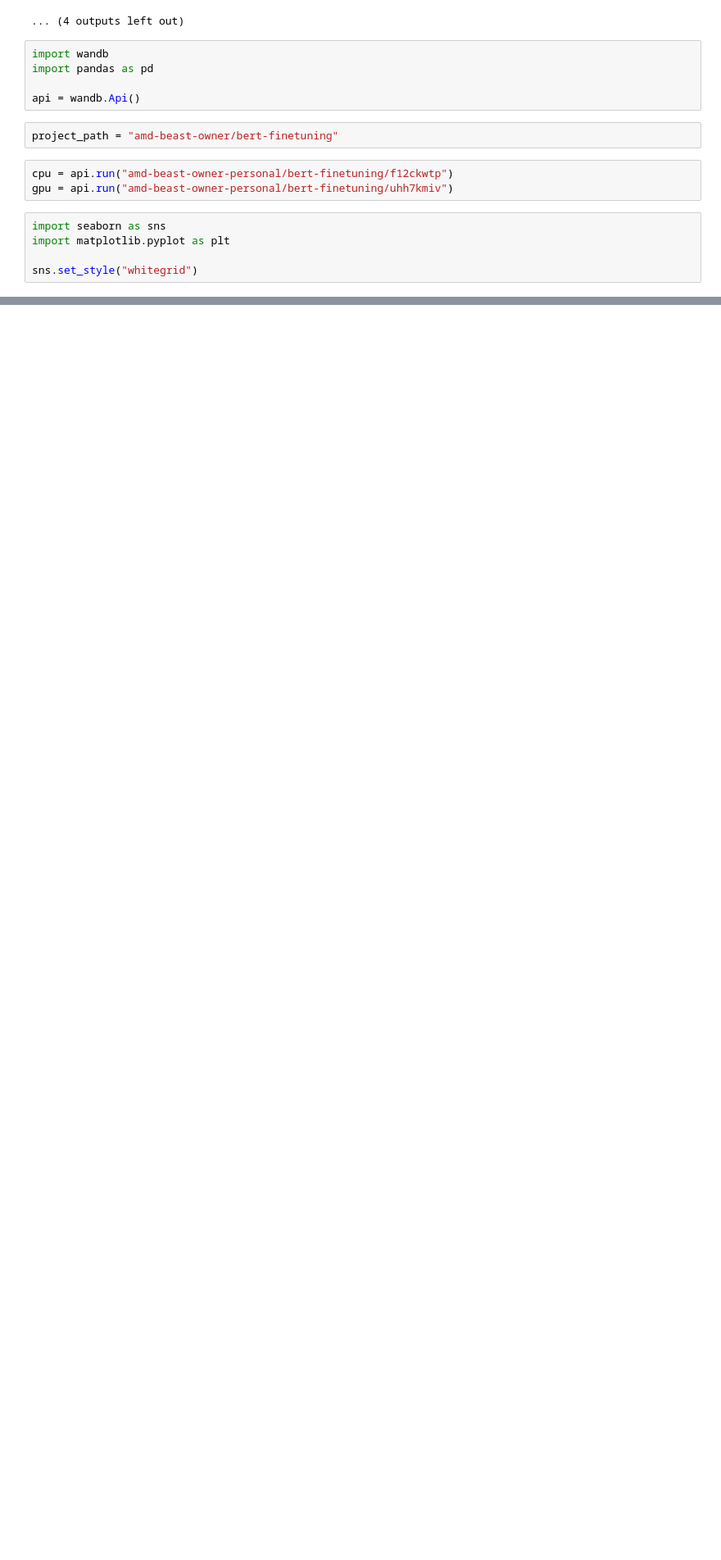
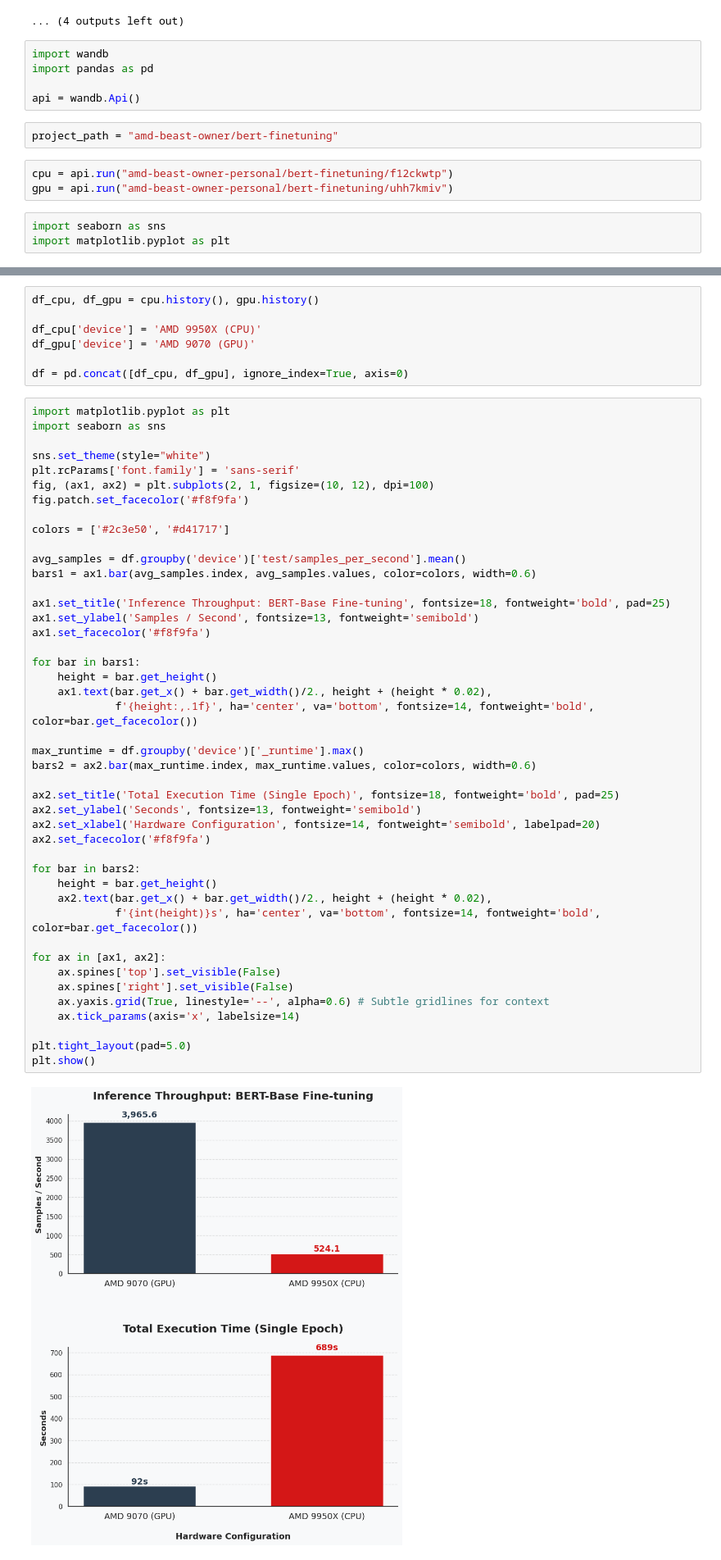
Before and after one commit to SookyungChang/tweets-bert-finetuning, a Jupyter notebook: notebooks/exploration.ipynb, the cells around one changed output, grey strips where cells are left out. Shown at 82% size. Saved outputs shown, nothing was run; the diff lists cells and outputs as text; blank space fills up the shorter version.

```diff
--- a/notebooks/exploration.ipynb
+++ b/notebooks/exploration.ipynb
@@ -102,5 +102,3 @@ gpu = api.run("amd-beast-owner-personal/bert-finetuning/uhh7kmiv")
 # %%
 import seaborn as sns
 import matplotlib.pyplot as plt
-
-sns.set_style("whitegrid")
@@ -112,0 +105,53 @@ sns.lineplot()
+# %%
+df_cpu, df_gpu = cpu.history(), gpu.history()
+
+df_cpu['device'] = 'AMD 9950X (CPU)'
+df_gpu['device'] = 'AMD 9070 (GPU)'
+
+df = pd.concat([df_cpu, df_gpu], ignore_index=True, axis=0)
+# %%
+import matplotlib.pyplot as plt
+import seaborn as sns
+
+sns.set_theme(style="white")
+plt.rcParams['font.family'] = 'sans-serif'
+fig, (ax1, ax2) = plt.subplots(2, 1, figsize=(10, 12), dpi=100)
+fig.patch.set_facecolor('#f8f9fa')
+
+colors = ['#2c3e50', '#d41717']
+
+avg_samples = df.groupby('device')['test/samples_per_second'].mean()
+bars1 = ax1.bar(avg_samples.index, avg_samples.values, color=colors, width=0.6)
+
+ax1.set_title('Inference Throughput: BERT-Base Fine-tuning', fontsize=18, fontweight='bold', pad=25)
+ax1.set_ylabel('Samples / Second', fontsize=13, fontweight='semibold')
+ax1.set_facecolor('#f8f9fa')
+
+for bar in bars1:
+    height = bar.get_height()
+    ax1.text(bar.get_x() + bar.get_width()/2., height + (height * 0.02),
+             f'{height:,.1f}', ha='center', va='bottom', fontsize=14, fontweight='bold', color=bar.get_facecolor())
+
+max_runtime = df.groupby('device')['_runtime'].max()
+bars2 = ax2.bar(max_runtime.index, max_runtime.values, color=colors, width=0.6)
+
+ax2.set_title('Total Execution Time (Single Epoch)', fontsize=18, fontweight='bold', pad=25)
+ax2.set_ylabel('Seconds', fontsize=13, fontweight='semibold')
+ax2.set_xlabel('Hardware Configuration', fontsize=14, fontweight='semibold', labelpad=20)
+ax2.set_facecolor('#f8f9fa')
+
+for bar in bars2:
+    height = bar.get_height()
+    ax2.text(bar.get_x() + bar.get_width()/2., height + (height * 0.02),
+             f'{int(height)}s', ha='center', va='bottom', fontsize=14, fontweight='bold', color=bar.get_facecolor())
+
+for ax in [ax1, ax2]:
+    ax.spines['top'].set_visible(False)
+    ax.spines['right'].set_visible(False)
+    ax.yaxis.grid(True, linestyle='--', alpha=0.6) # Subtle gridlines for context
+    ax.tick_params(axis='x', labelsize=14)
+
+plt.tight_layout(pad=5.0)
+plt.show()
+# %% [output]
+[figure, added]
```
Also changed, not shown: parts of 2 cells of this notebook.
